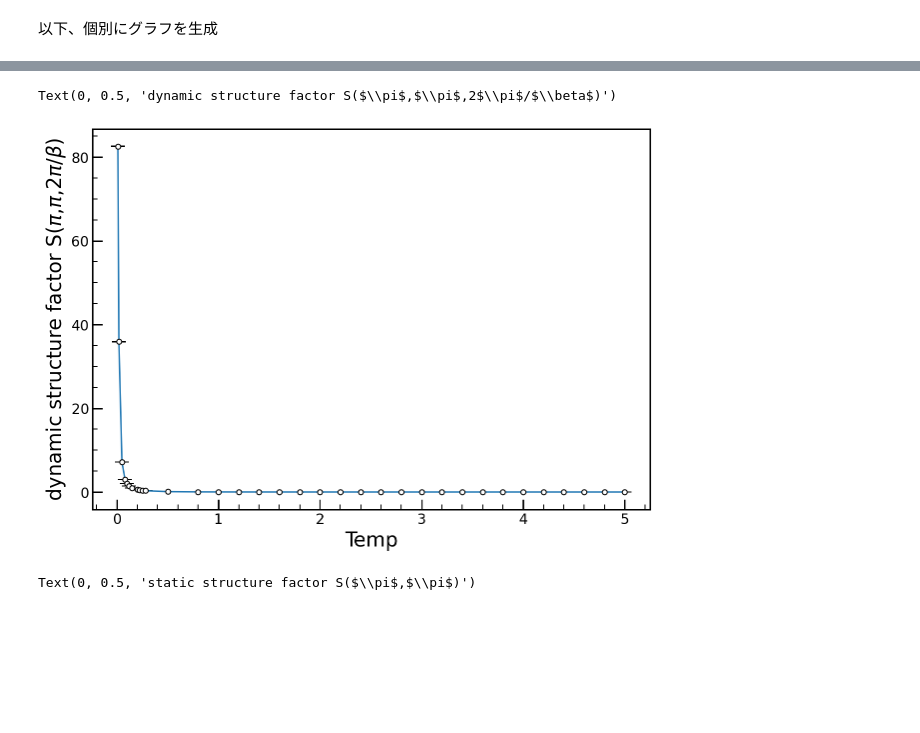
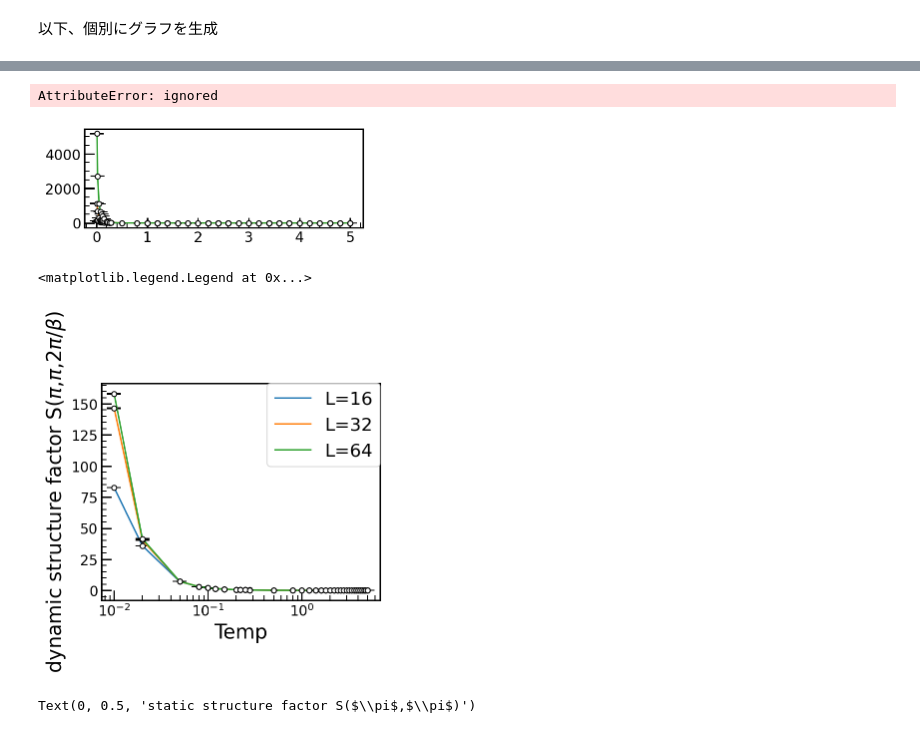
Before and after one commit to Taiga-U/bug-free-umbrella, a Jupyter notebook: makegraphs2.ipynb, the cells around one changed output, grey strips where cells are left out. Cells and saved outputs as stored; diff of their text form; code cells hidden in the pictures; blank space fills up the shorter version.

```diff
--- a/makegraphs2.ipynb
+++ b/makegraphs2.ipynb
@@ -132,7 +137,7 @@ def line(xx,a,c):
         return yy
 # %%
 #　グラフ微調整
-plt.rcParams["font.family"] = "Times New Roman"      #全体のフォントを設定
+# plt.rcParams["font.family"] = "Times New Roman"      #全体のフォントを設定
 plt.rcParams["xtick.direction"] = "in"               #x軸の目盛線を内向きへ
 plt.rcParams["ytick.direction"] = "in"               #y軸の目盛線を内向きへ
 plt.rcParams["xtick.minor.visible"] = True           #x軸補助目盛りの追加
@@ -147,6 +152,10 @@ plt.rcParams["xtick.minor.size"] = 5                 #x軸補助目盛り線の
 plt.rcParams["ytick.minor.size"] = 5                 #y軸補助目盛り線の長さ
 plt.rcParams["font.size"] = 14                       #フォントの大きさ
 plt.rcParams["axes.linewidth"] = 1.5                 #囲みの太さ
+
+# グラフの大きさ
+lx_graph = 5
+ly_graph = 4
 # %% [markdown]
 以下、個別にグラフを生成
 # %%
@@ -238,22 +247,62 @@ Text(0, 0.5, 'staggered susceptibility')
+# %%
+x = temp
+fig = plt.figure(figsize=(lx_graph,ly_graph))
+
+ax1 = fig.add_subplot(2,1,1)
+y16 = ssus16
+y_err16 = ssus_err16
+ax1.errorbar(x, y16, yerr = y_err16, capsize=7, fmt='o', markersize=5, ecolor='black', markeredgecolor = "black", color='w')
+ax1.plot(x,y16,label="L=16")
+
+y32 = ssus32
+y_err32 = ssus_err32
+ax1.errorbar(x, y32, yerr = y_err32, capsize=7, fmt='o', markersize=5, ecolor='black', markeredgecolor = "black", color='w')
+ax1.plot(x,y32,label="L=32")
+
+y64 = ssus64
+y_err64 = ssus_err64
+ax1.errorbar(x, y64, yerr = y_err64, capsize=7, fmt='o', markersize=5, ecolor='black', markeredgecolor = "black", color='w')
+ax1.plot(x,y64,label="L=64")
+
+ax1.xlabel('Temp', fontsize=20)
+ax1.ylabel('staggered susceptibility', fontsize=20)
+ax1.ylim(0,)
+ax1.xscale("log")
+ax1.legend(loc=1, borderaxespad=0, fontsize=18)
+
+# plt.savefig('y_error_bar.png')
+# %% [output]
+AttributeError: ignored
+[figure, added]
 # %%
 x = temp
-y = dynamic_S16
-y_err = dynamic_S_err16
+plt.figure(figsize=(lx_graph,ly_graph))
 
-plt.figure(figsize=(10,7))
-plt.errorbar(x, y, yerr = y_err, capsize=7, fmt='o', markersize=5, ecolor='black', markeredgecolor = "black", color='w')
-# plt.ylim(0,0.12)
-# plt.xlim(0.0,5.0)
-plt.plot(x,y)
+y16 = dynamic_S16
+y_err16 = dynamic_S_err16
+plt.errorbar(x, y16, yerr = y_err16, capsize=7, fmt='o', markersize=5, ecolor='black', markeredgecolor = "black", color='w')
+plt.plot(x,y16,label="L=16")
+
+y32 = dynamic_S32
+y_err32 = dynamic_S_err32
+plt.errorbar(x, y32, yerr = y_err32, capsize=7, fmt='o', markersize=5, ecolor='black', markeredgecolor = "black", color='w')
+plt.plot(x,y32,label="L=32")
+
+y64 = dynamic_S64
+y_err64 = dynamic_S_err64
+plt.errorbar(x, y64, yerr = y_err64, capsize=7, fmt='o', markersize=5, ecolor='black', markeredgecolor = "black", color='w')
+plt.plot(x,y64,label="L=64")
 
 plt.xlabel('Temp', fontsize=20)
 plt.ylabel('dynamic structure factor S($\pi$,$\pi$,2$\pi$/$\\beta$)', fontsize=20)
+plt.xscale("log")
+plt.legend(loc=1, borderaxespad=0, fontsize=18)
 
 
 # plt.savefig('y_error_bar.png')
 # %% [output]
-Text(0, 0.5, 'dynamic structure factor S($\\pi$,$\\pi$,2$\\pi$/$\\beta$)')
+<matplotlib.legend.Legend at 0x...>
-[figure, old version]
+[figure, new version]
 # %%
 x = temp
 y = static_S16
```
Also changed, not shown: parts of 7 cells of this notebook.
